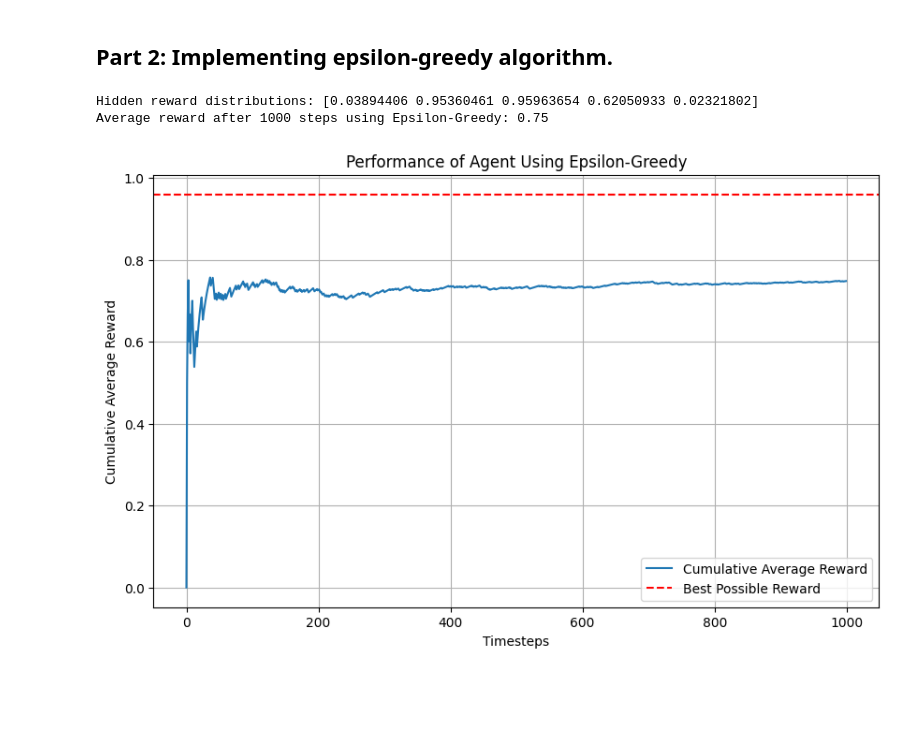
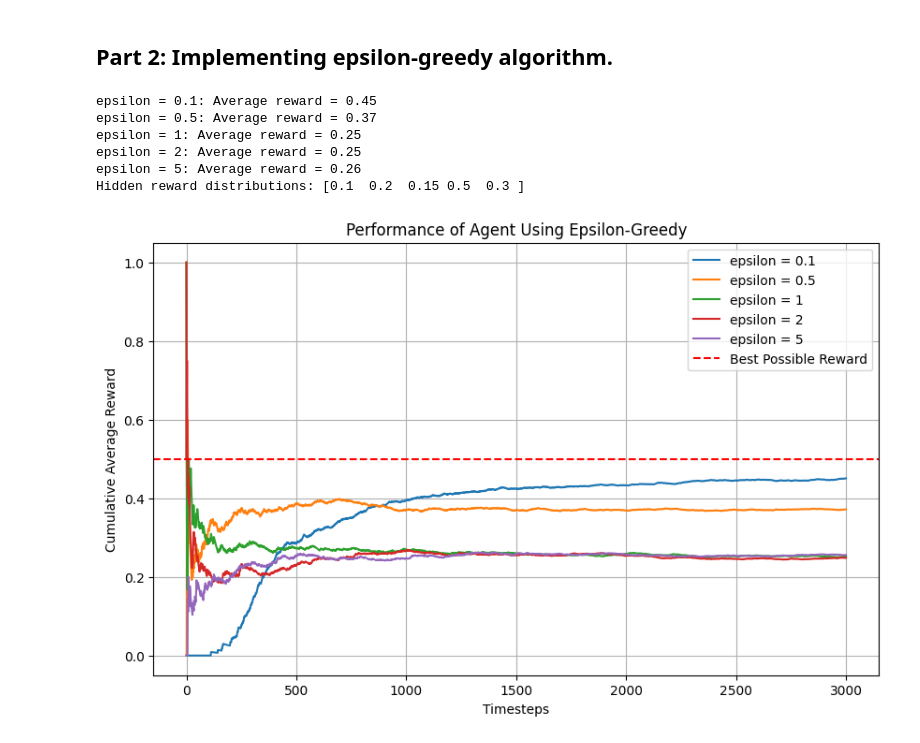
Before and after one commit to Deep-Reinforcement-Learning-NingNo/HW1_56_67, a Jupyter notebook: HW1_56_67.ipynb, the cells around one changed output. Cells and saved outputs as stored; diff of their text form; code cells hidden in the pictures; blank space fills up the shorter version.

Commit message:
update part 2,3 and bandit init

```diff
--- a/HW1_56_67.ipynb
+++ b/HW1_56_67.ipynb
@@ -109,8 +117,9 @@ class Agent:
         # อัปเดต Q-value แบบ incremental
         self.q_values[action] += (reward - self.q_values[action]) / self.action_counts[action]
 # %%
-def run_experiment(n_bandits, n_steps, c=2, epsilon=0.5, method="UCB"):
-    bandit = Bandit(n_bandits)
+def run_experiment(n_bandits, n_steps, c=2, epsilon=0.5, method="UCB",custom_rewards=None):
+    # print(f"custom_rewards at start: {custom_rewards}")  # Debug print
+    bandit = Bandit(n_bandits,custom_rewards)
     agent = Agent(n_bandits, c, epsilon)
 
     rewards = []
@@ -140,8 +153,9 @@ def run_experiment(n_bandits, n_steps, c=2, epsilon=0.5, method="UCB"):
 if __name__ == "__main__":
     n_bandits = 5     # จำนวน Bandits
     n_steps = 1000    # จำนวน Timestep
-    c = 2             # ค่า UCB ค่าคงที่สำหรับ Exploration
+    c = 1             # ค่า UCB ค่าคงที่สำหรับ Exploration
     epsilon = 0.1     # ค่า Epsilon สำหรับ Epsilon-Greedy
+    rewards = None    # make it random
 
     # เลือกวิธีการทดลอง
     method ="UCB"
@@ -152,11 +166,13 @@ if __name__ == "__main__":
         n_steps=n_steps,
         c=c,
         epsilon=epsilon,
-        method=method
+        method=method,
+        custom_rewards=rewards
     )
 
     # แสดงผลลัพธ์ใน console
     print(f"Hidden reward distributions: {hidden_rewards}")
+    print(f"Maximum Possible Reward : {max(hidden_rewards)}")
     print(f"Average reward after {n_steps} steps using {method}: {np.mean(rewards):.2f}")
 
     # แสดงกราฟ
@@ -205,31 +286,47 @@ if __name__ == "__main__":
 ## Part 2: Implementing epsilon-greedy algorithm.
 # %%
 if __name__ == "__main__":
+    cumulative_rewards_results = {}
+
     n_bandits = 5     # จำนวน Bandits
-    n_steps = 1000    # จำนวน Timestep
-    epsilon = 0.5     # ค่า Epsilon สำหรับ Epsilon-Greedy
+    n_steps = 3000    # จำนวน Timestep
+    epsilon_values = [0.1, 0.5, 1, 2, 5]
+    rewards = [0.1, 0.2, 0.15, 0.5, 0.3]
 
     # เลือกวิธีการทดลอง
     method = "Epsilon-Greedy"
 
-    # รันการทดลอง
-    rewards, cumulative_rewards, hidden_rewards = run_experiment(n_bandits=n_bandits,n_steps=n_steps,c=c,epsilon=epsilon,method=method)
+    for epsilon in epsilon_values:
+        # รันการทดลอง
+        rewards = [0.1, 0.2, 0.15, 0.5, 0.3]
+        custom_rewards = rewards.copy()  # Creates a separate list
+        rewards, cumulative_rewards, hidden_rewards = run_experiment(
+            n_bandits=n_bandits, n_steps=n_steps,epsilon=epsilon, method=method, custom_rewards=custom_rewards
+        )
+        cumulative_rewards_results[epsilon] = cumulative_rewards
+
+        print(f"epsilon = {epsilon}: Average reward = {np.mean(rewards):.2f}")
 
     # แสดงผลลัพธ์ใน console
     print(f"Hidden reward distributions: {hidden_rewards}")
-    print(f"Average reward after {n_steps} steps using {method}: {np.mean(rewards):.2f}")
+    # print(f"Average reward after {n_steps} steps using {method}: {np.mean(rewards):.2f}")
 
     # แสดงกราฟ
     plt.figure(figsize=(10, 6))
-    plt.plot(cumulative_rewards, label="Cumulative Average Reward")
+    for epsilon, cumulative_rewards in cumulative_rewards_results.items():
+        plt.plot(cumulative_rewards, label=f"epsilon = {epsilon}")
     plt.axhline(y=np.max(hidden_rewards), color='r', linestyle='--', label="Best Possible Reward")
     plt.title(f"Performance of Agent Using {method}")
     plt.xlabel("Timesteps")
     plt.ylabel("Cumulative Average Reward")
     plt.legend()
     plt.grid()
     plt.show()
 # %% [output]
-Hidden reward distributions: [0.03894406 0.95360461 0.95963654 0.62050933 0.02321802]
-Average reward after 1000 steps using Epsilon-Greedy: 0.75
+epsilon = 0.1: Average reward = 0.45
+epsilon = 0.5: Average reward = 0.37
+epsilon = 1: Average reward = 0.25
+epsilon = 2: Average reward = 0.25
+epsilon = 5: Average reward = 0.26
+Hidden reward distributions: [0.1  0.2  0.15 0.5  0.3 ]
-[figure, old version]
+[figure, new version]
```
Also changed, not shown: parts of 7 cells of this notebook, 1 other file.
